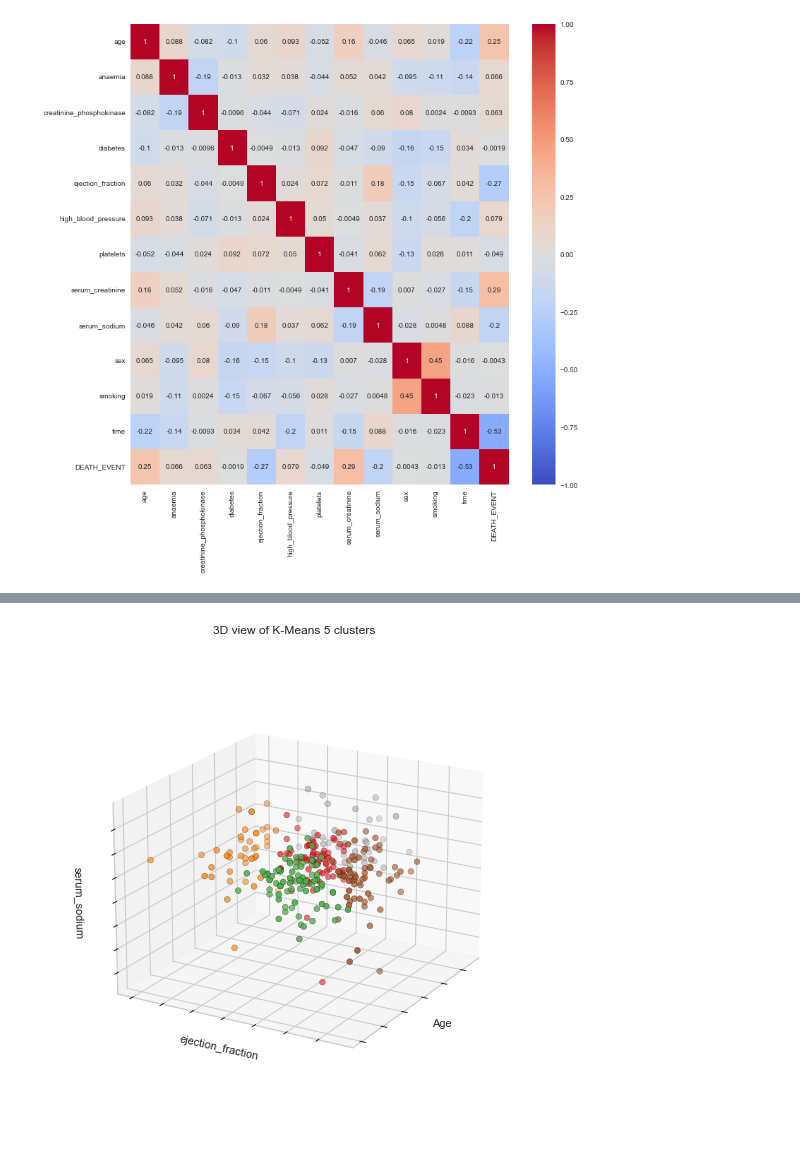
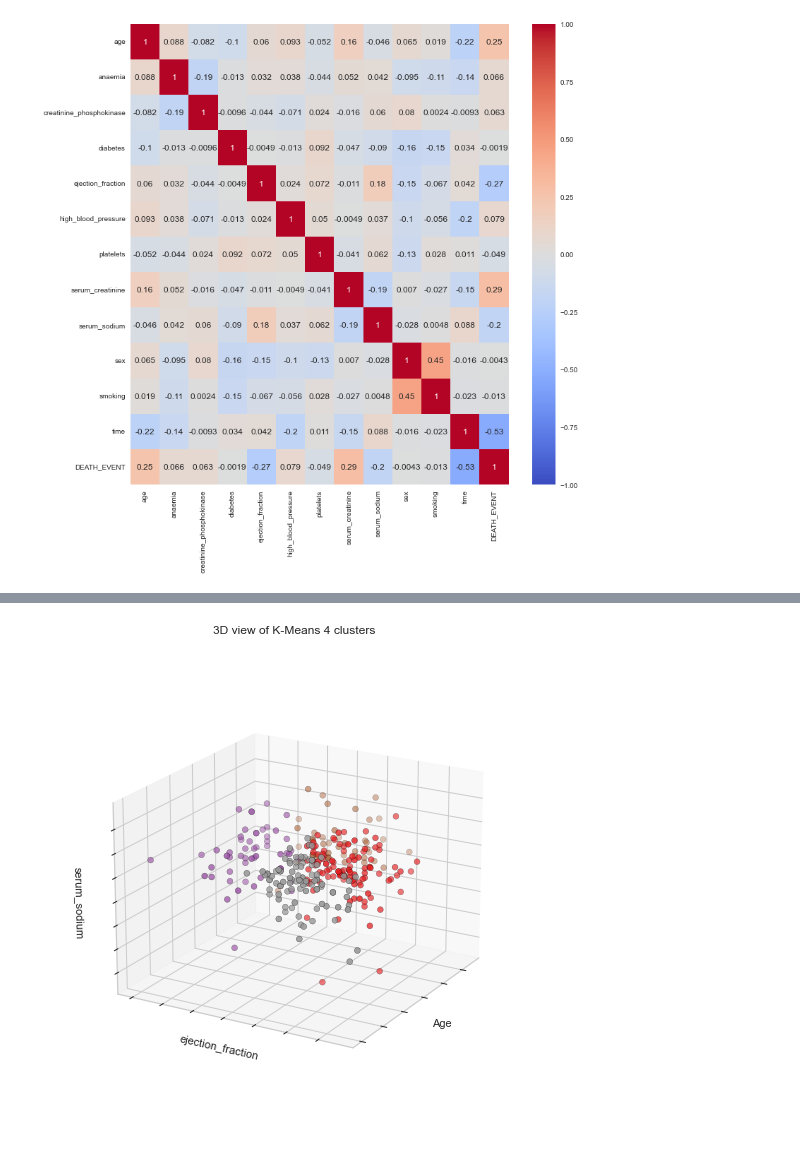
Before and after one commit to 1rahulvijay/Artificial_Intelligence, a Jupyter notebook: disease_clustring/heart_failure.ipynb, the cells around one changed output, grey strips where cells are left out. Saved outputs shown, nothing was run; the diff lists cells and outputs as text; code cells hidden in the pictures.

```diff
--- a/disease_clustring/heart_failure.ipynb
+++ b/disease_clustring/heart_failure.ipynb
@@ -230 +269,8 @@ KM5_clustered.loc[:,'Cluster'] = KM_5_clusters.labels_
+# %%
+# initialise and fit K-Means model, we want 4 clusters to form
+
+KM_4_clusters = KMeans(n_clusters=4, init='k-means++').fit(x)
+
+KM4_clustered = x.copy()
+KM4_clustered.loc[:,'Cluster'] = KM_4_clusters.labels_
 # %%
@@ -247,24 +293,26 @@ plt.show()
 # %%
+# 3-D Plot of our 4 clusters
+
 from mpl_toolkits.mplot3d import Axes3D
 
 fig = plt.figure(figsize=(7, 7))
 ax = Axes3D(fig, rect=[0, 0, .99, 1], elev=20, azim=210)
-ax.scatter(KM5_clustered['age'],
-           KM5_clustered['ejection_fraction'],
-           KM5_clustered['serum_sodium'],
-           c=KM5_clustered['Cluster'],
+ax.scatter(KM4_clustered['age'],
+           KM4_clustered['ejection_fraction'],
+           KM4_clustered['serum_sodium'],
+           c=KM4_clustered['Cluster'],
            s=35, edgecolor='k', cmap=plt.cm.Set1)
 
 ax.w_xaxis.set_ticklabels([])
 ax.w_yaxis.set_ticklabels([])
 ax.w_zaxis.set_ticklabels([])
 ax.set_xlabel('Age')
 ax.set_ylabel('ejection_fraction')
 ax.set_zlabel('serum_sodium')
-ax.set_title('3D view of K-Means 5 clusters')
+ax.set_title('3D view of K-Means 4 clusters')
 ax.dist = 12
 
 plt.show()
 # %% [output]
-[figure, old version]
+[figure, new version]
 # %%
```
Also changed, not shown: parts of 39 cells of this notebook.
